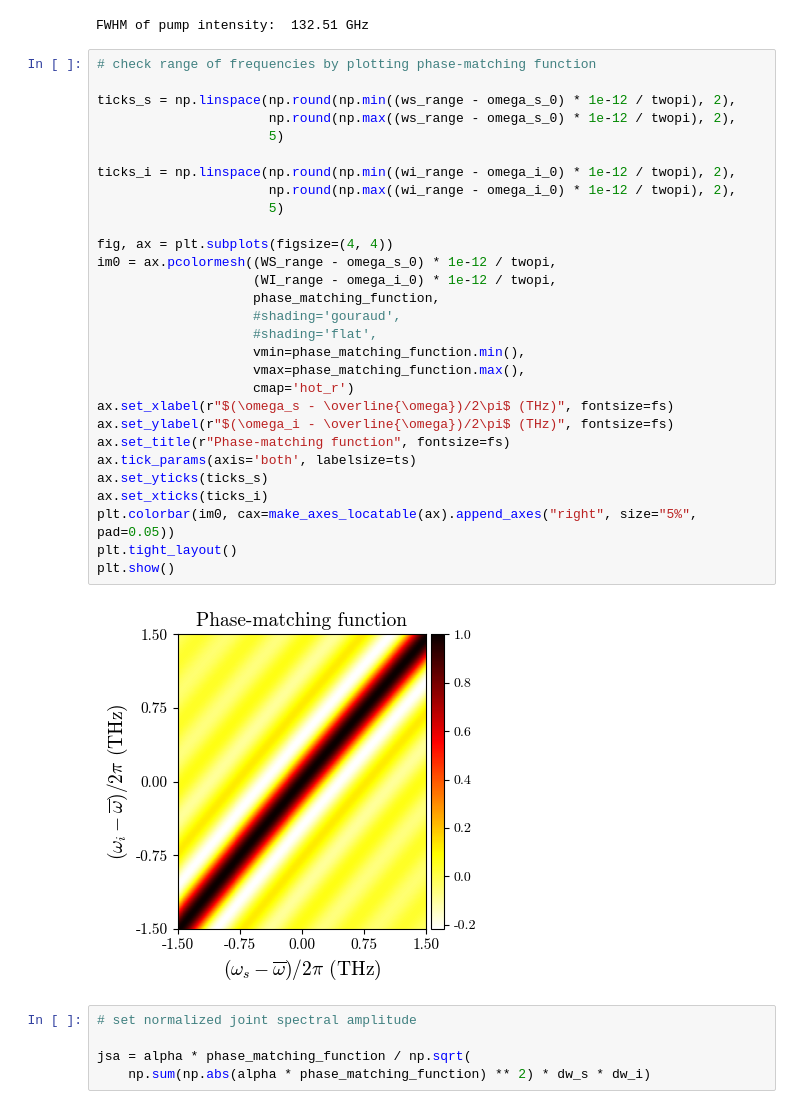
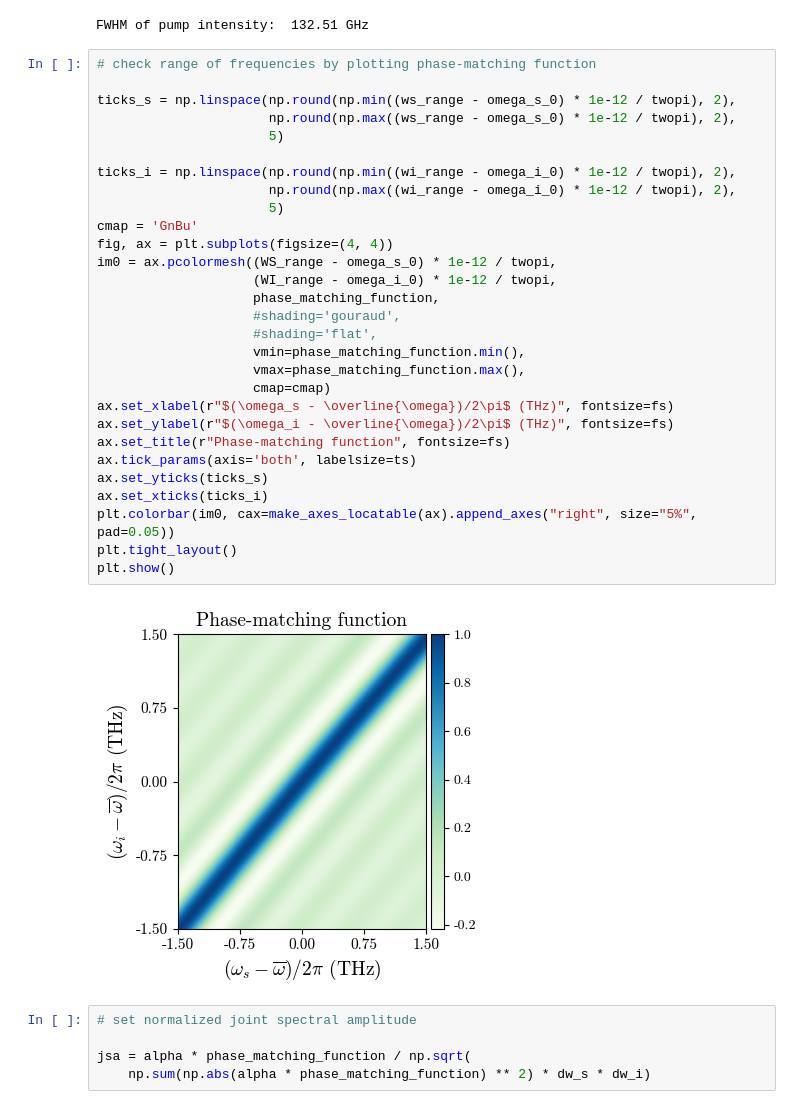
Before and after one commit to cdrago21/spectral-hom, a Jupyter notebook: examples/KTPCrystalExample.ipynb, the cells around one changed output. Cells and saved outputs as stored; diff of their text form.

Commit message:
update color plots

```diff
--- a/examples/KTPCrystalExample.ipynb
+++ b/examples/KTPCrystalExample.ipynb
@@ -91,34 +88,34 @@ FWHM of pump intensity:  132.51 GHz
 # %%
 # check range of frequencies by plotting phase-matching function
 
 ticks_s = np.linspace(np.round(np.min((ws_range - omega_s_0) * 1e-12 / twopi), 2),
                       np.round(np.max((ws_range - omega_s_0) * 1e-12 / twopi), 2),
                       5)
 
 ticks_i = np.linspace(np.round(np.min((wi_range - omega_i_0) * 1e-12 / twopi), 2),
                       np.round(np.max((wi_range - omega_i_0) * 1e-12 / twopi), 2),
                       5)
-
+cmap = 'GnBu'
 fig, ax = plt.subplots(figsize=(4, 4))
 im0 = ax.pcolormesh((WS_range - omega_s_0) * 1e-12 / twopi,
                     (WI_range - omega_i_0) * 1e-12 / twopi,
                     phase_matching_function,
                     #shading='gouraud',
                     #shading='flat',
                     vmin=phase_matching_function.min(),
                     vmax=phase_matching_function.max(),
-                    cmap='hot_r')
+                    cmap=cmap)
 ax.set_xlabel(r"$(\omega_s - \overline{\omega})/2\pi$ (THz)", fontsize=fs)
 ax.set_ylabel(r"$(\omega_i - \overline{\omega})/2\pi$ (THz)", fontsize=fs)
 ax.set_title(r"Phase-matching function", fontsize=fs)
 ax.tick_params(axis='both', labelsize=ts)
 ax.set_yticks(ticks_s)
 ax.set_xticks(ticks_i)
 plt.colorbar(im0, cax=make_axes_locatable(ax).append_axes("right", size="5%", pad=0.05))
 plt.tight_layout()
 plt.show()
 # %% [output]
-[figure, old version]
+[figure, new version]
 # %%
 # set normalized joint spectral amplitude
 
```
Also changed, not shown: parts of 3 cells of this notebook, 7 other files.
